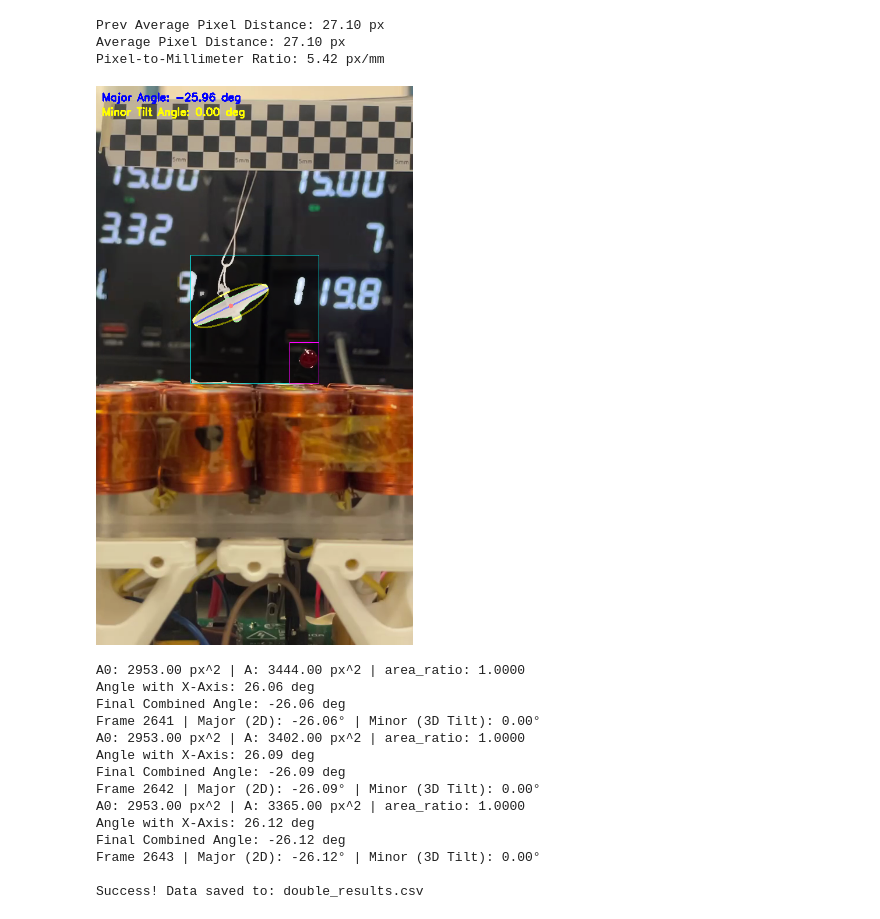
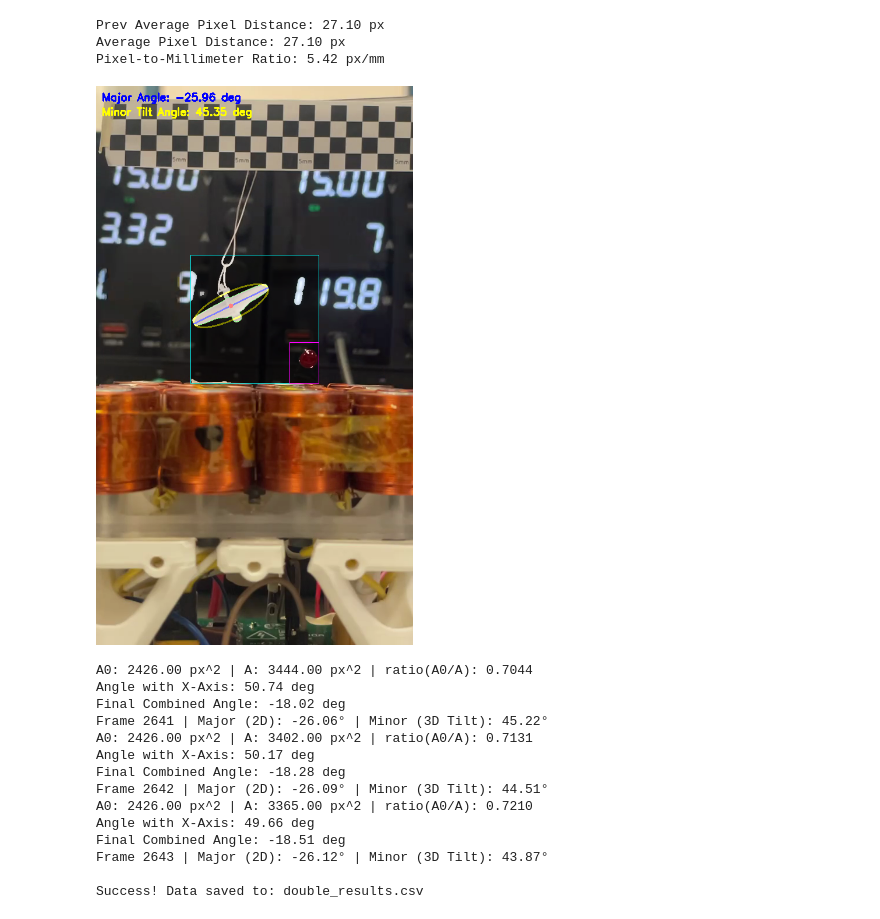
Before and after one commit to YingK8/FlyingRobotsLinLiweiLab, a Jupyter notebook: writeup/double.ipynb, the cells around one changed output. Saved outputs shown, nothing was run; the diff lists cells and outputs as text; code cells hidden in the pictures.

Commit message:
area

```diff
--- a/writeup/double.ipynb
+++ b/writeup/double.ipynb
@@ -160,7 +160,7 @@ import pandas as pd
 import PIL.Image
 from IPython.display import display, clear_output
 
-# Area-based tilt reference: A0 is the first valid contour area
+# Area-based tilt reference: A0 is the smallest continueous contour area observed across frames, used as a baseline for tilt estimation
 A0 = None
 
 while True:
@@ -238,6 +238,8 @@ while True:
 
                 # Fix A0 to the first valid contour area (no running calibration)
                 if A0 is None and contour_area > 0:
+                    A0 = float(contour_area)
+                elif A0 > contour_area:
                     A0 = float(contour_area)
 
                 # Growth-aware area tilt: if A grows with tilt, use A0/A so angle rises (not clamps to 0)
@@ -316,46 +318,46 @@ while True:
     if (y2 > y1) and (x2 > x1) and overlay[y1:y2, x1:x2].shape[:2] == main_mask_bgr.shape[:2]:
         overlay[y1:y2, x1:x2] = cv2.addWeighted(overlay[y1:y2, x1:x2], 0.5, main_mask_bgr, 0.5, 0)
 
     # Draw crop rectangle on full frame
     cv2.rectangle(overlay, (x1, y1), (x2, y2), (255, 255, 0), 1)
 
     # Draw ROI rectangle on full frame
     roi_x1 = x1 + max(w - roi_size, 0)
     roi_y1 = y1 + max(h - roi_size - 20, 0)
     roi_x2 = x1 + w
     roi_y2 = y1 + h
     cv2.rectangle(overlay, (roi_x1, roi_y1), (roi_x2, roi_y2), (255, 0, 255), 1)
 
     data_log.append(frame_data)
 
     if frame_count % 100 == 0:
         print(f"Processed {frame_count} frames...")
 
     # Visualization refresh
     if frame_count % display_every_n_frames == 0:
         img = PIL.Image.fromarray(cv2.cvtColor(overlay, cv2.COLOR_BGR2RGB))
         clear_output(wait=True)
         display(img)
 
 # Clean up and save results
 cap.release()
 df = pd.DataFrame(data_log)
 df.to_csv(output_csv_path, index=False)
 print(f"\nSuccess! Data saved to: {output_csv_path}")
 # %% [output]
-[figure, old version]
+[figure, new version]
-A0: 2953.00 px^2 | A: 3444.00 px^2 | area_ratio: 1.0000
-Angle with X-Axis: 26.06 deg
-Final Combined Angle: -26.06 deg
-Frame 2641 | Major (2D): -26.06° | Minor (3D Tilt): 0.00°
-A0: 2953.00 px^2 | A: 3402.00 px^2 | area_ratio: 1.0000
-Angle with X-Axis: 26.09 deg
-Final Combined Angle: -26.09 deg
-Frame 2642 | Major (2D): -26.09° | Minor (3D Tilt): 0.00°
-A0: 2953.00 px^2 | A: 3365.00 px^2 | area_ratio: 1.0000
-Angle with X-Axis: 26.12 deg
-Final Combined Angle: -26.12 deg
-Frame 2643 | Major (2D): -26.12° | Minor (3D Tilt): 0.00°
+A0: 2426.00 px^2 | A: 3444.00 px^2 | ratio(A0/A): 0.7044
+Angle with X-Axis: 50.74 deg
+Final Combined Angle: -18.02 deg
+Frame 2641 | Major (2D): -26.06° | Minor (3D Tilt): 45.22°
+A0: 2426.00 px^2 | A: 3402.00 px^2 | ratio(A0/A): 0.7131
+Angle with X-Axis: 50.17 deg
+Final Combined Angle: -18.28 deg
+Frame 2642 | Major (2D): -26.09° | Minor (3D Tilt): 44.51°
+A0: 2426.00 px^2 | A: 3365.00 px^2 | ratio(A0/A): 0.7210
+Angle with X-Axis: 49.66 deg
+Final Combined Angle: -18.51 deg
+Frame 2643 | Major (2D): -26.12° | Minor (3D Tilt): 43.87°
 
 Success! Data saved to: double_results.csv
 # %%
```
Also changed, not shown: parts of 1 cell of this notebook, 3 other files.
